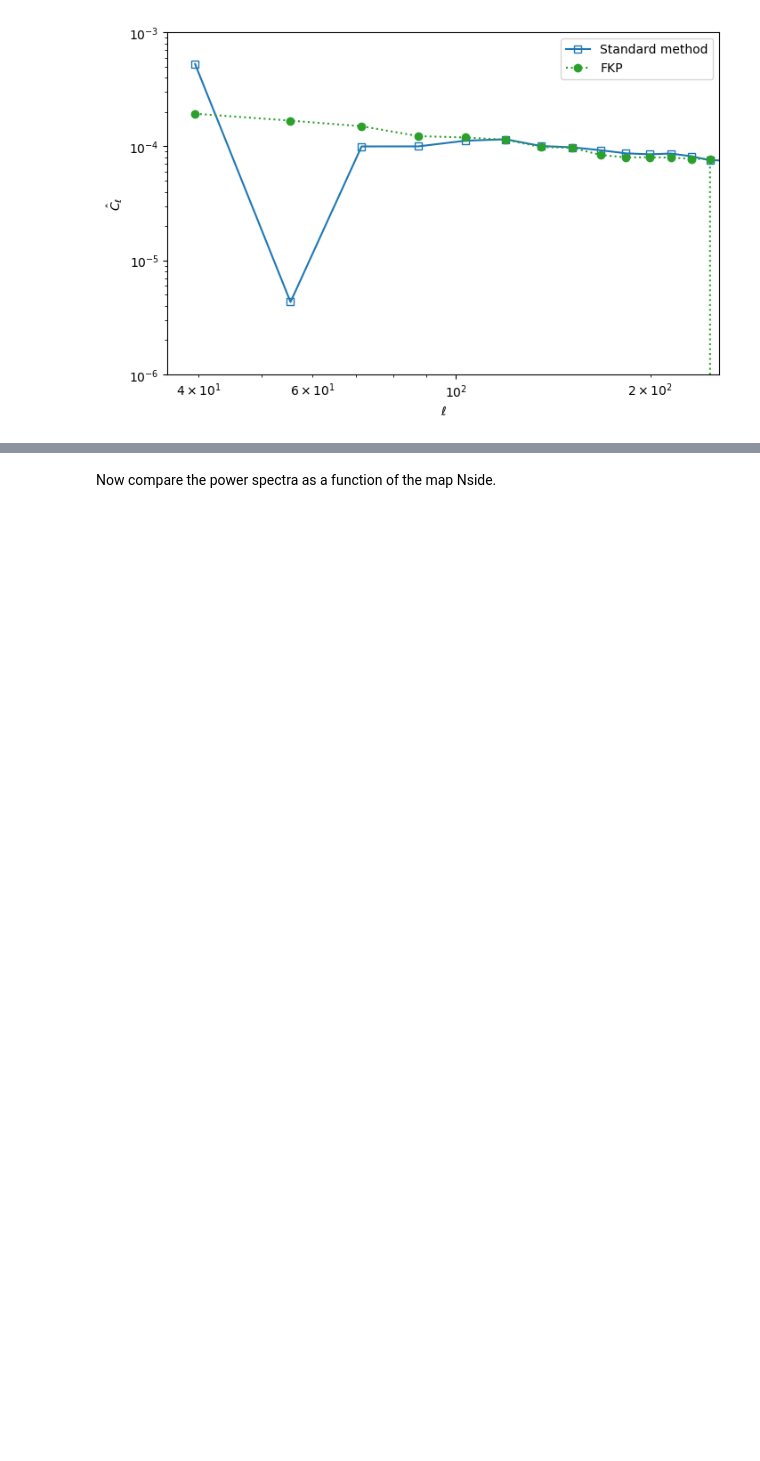
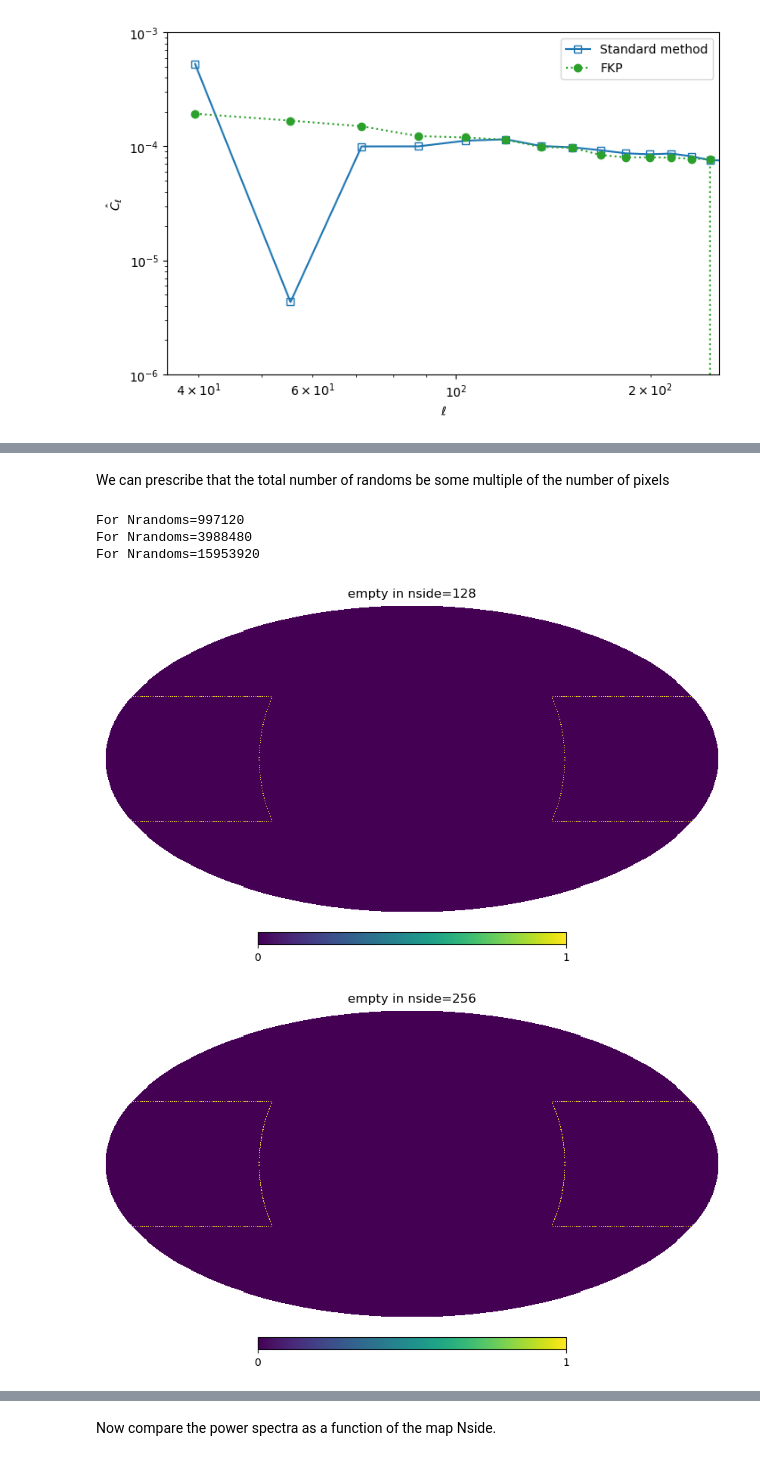
Before and after one commit to martinjameswhite/directsht, a Jupyter notebook: notebooks/analyzing_mocks.ipynb, the cells around one changed output, grey strips where cells are left out. Cells and saved outputs as stored; diff of their text form; code cells hidden in the pictures; blank space fills up the shorter version.

```diff
--- a/notebooks/analyzing_mocks.ipynb
+++ b/notebooks/analyzing_mocks.ipynb
@@ -248,0 +265,23 @@ ax.set_ylim([1e-6,1e-3])
+# %% [markdown]
+We can prescribe that the total number of randoms be some multiple of the number of pixels
+# %%
+factor = 20 # The ratio of randoms to pixels
+for nside in [128, 256, 512]:
+    map_mask = hp.ud_grade(hp.ud_grade(rmap, 64)>0, nside)
+
+    # Generate a random catalog.
+    nrand = int(factor*hp.nside2npix(nside)*np.sum(map_mask)/len(map_mask))
+    print('For Nrandoms={}'.format(nrand))
+    trand = np.arccos( rng.uniform(low=-0.5,high=0.5,size=nrand) )
+    prand = rng.uniform(low=np.pi/2,high=3*np.pi/2,size=nrand)
+    wrand = np.ones_like(trand) * float(npnt)/float(trand.size)
+
+    rmap = make_map(trand,prand,wrand,nside)
+    empty_pix_in_mask = np.logical_not(rmap) * map_mask
+    hp.mollview(empty_pix_in_mask, title='empty in nside={}'.format(nside))
+# %% [output]
+For Nrandoms=997120
+For Nrandoms=3988480
+For Nrandoms=15953920
+[figure, added]
+[figure, added]
```
Also changed, not shown: parts of 10 cells of this notebook.
